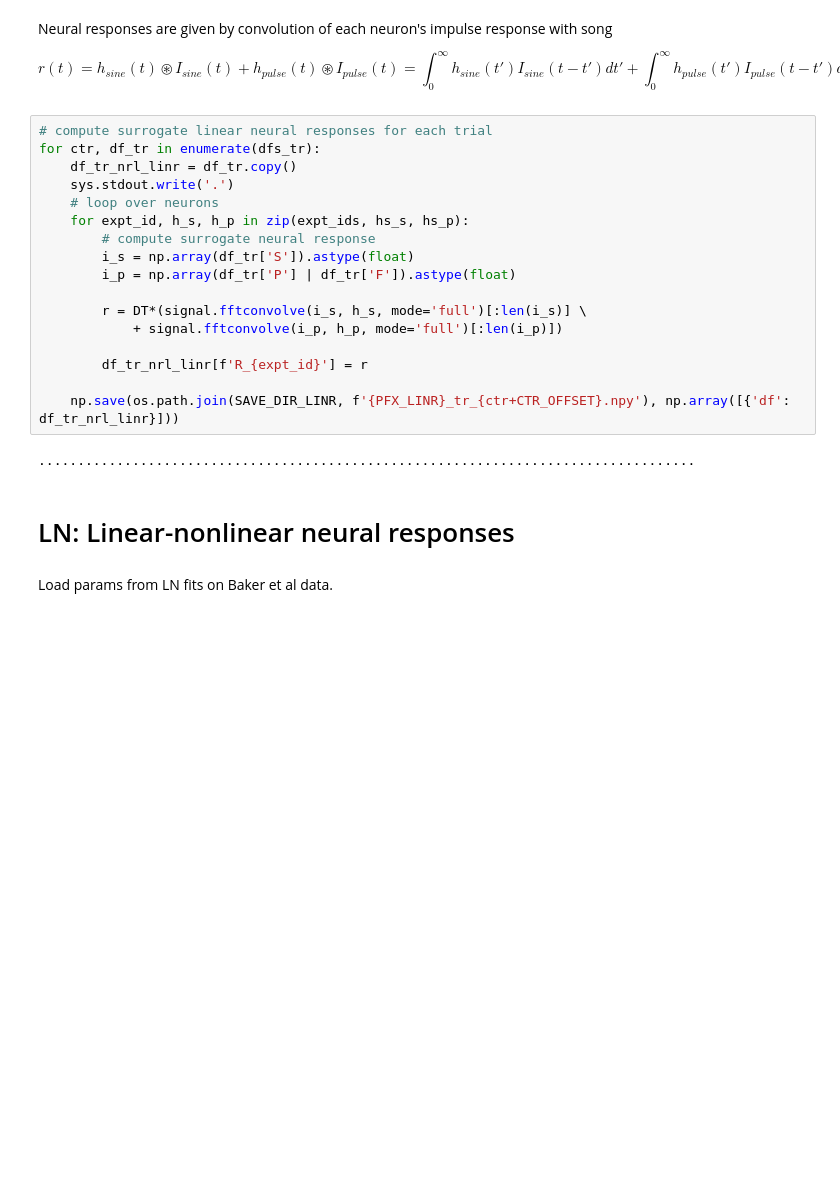
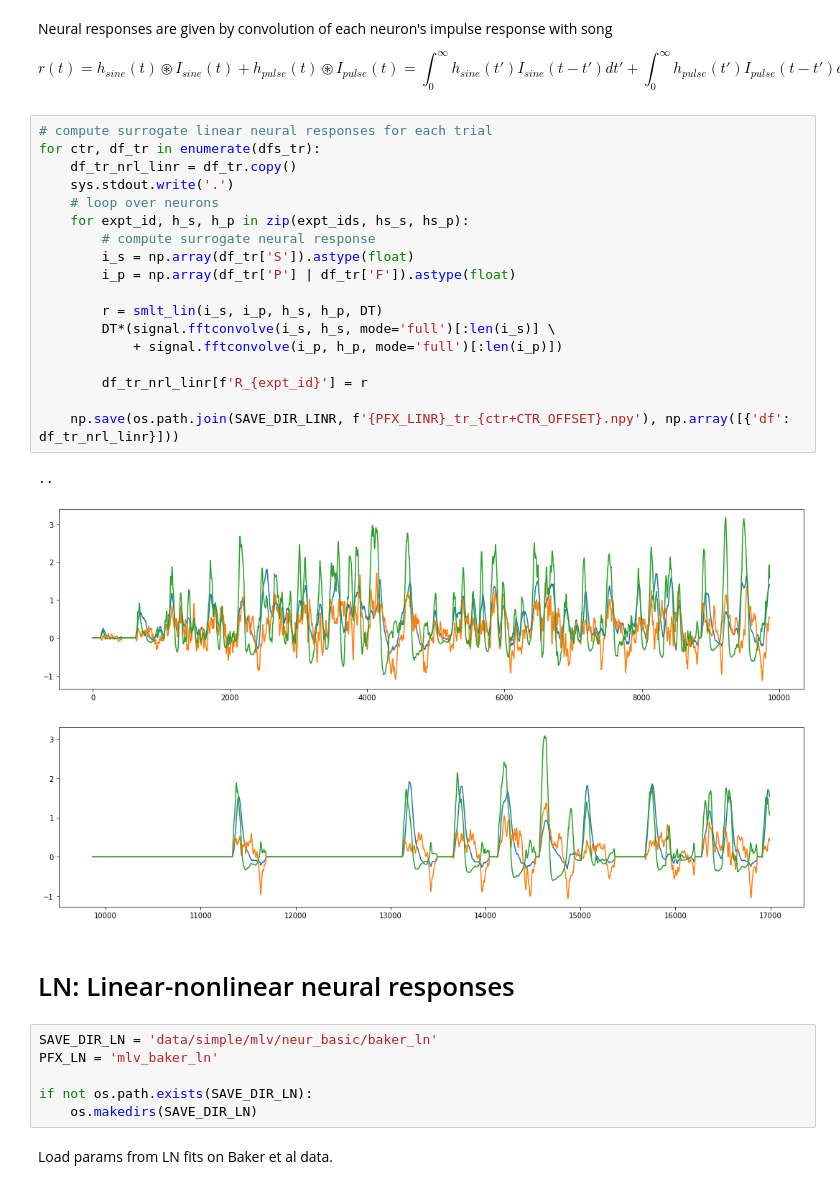
Before and after one commit to rkp8000/inferring-neural-codes, a Jupyter notebook: 4_A1_record_baker.ipynb, the cells around one changed output. Cells and saved outputs as stored; diff of their text form; blank space fills up the shorter version.

```diff
--- a/4_A1_record_baker.ipynb
+++ b/4_A1_record_baker.ipynb
@@ -380,24 +345,33 @@ $$r(t) = h_{sine}(t) \circledast I_{sine}(t) + h_{pulse}(t) \circledast I_{pulse
 # %%
 # compute surrogate linear neural responses for each trial
 for ctr, df_tr in enumerate(dfs_tr):
     df_tr_nrl_linr = df_tr.copy()
     sys.stdout.write('.')
     # loop over neurons
     for expt_id, h_s, h_p in zip(expt_ids, hs_s, hs_p):
         # compute surrogate neural response
         i_s = np.array(df_tr['S']).astype(float)
         i_p = np.array(df_tr['P'] | df_tr['F']).astype(float)
 
-        r = DT*(signal.fftconvolve(i_s, h_s, mode='full')[:len(i_s)] \
+        r = smlt_lin(i_s, i_p, h_s, h_p, DT)
+        DT*(signal.fftconvolve(i_s, h_s, mode='full')[:len(i_s)] \
             + signal.fftconvolve(i_p, h_p, mode='full')[:len(i_p)])
 
         df_tr_nrl_linr[f'R_{expt_id}'] = r
 
     np.save(os.path.join(SAVE_DIR_LINR, f'{PFX_LINR}_tr_{ctr+CTR_OFFSET}.npy'), np.array([{'df': df_tr_nrl_linr}]))
 # %% [output]
-....................................................................................
+..
+[figure, added]
+[figure, added]
 # %% [markdown]
 # LN: Linear-nonlinear neural responses
+# %%
+SAVE_DIR_LN = 'data/simple/mlv/neur_basic/baker_ln'
+PFX_LN = 'mlv_baker_ln'
+
+if not os.path.exists(SAVE_DIR_LN):
+    os.makedirs(SAVE_DIR_LN)
 # %% [markdown]
 Load params from LN fits on Baker et al data.
 # %%
```
Also changed, not shown: parts of 33 cells of this notebook, 1 other file.
